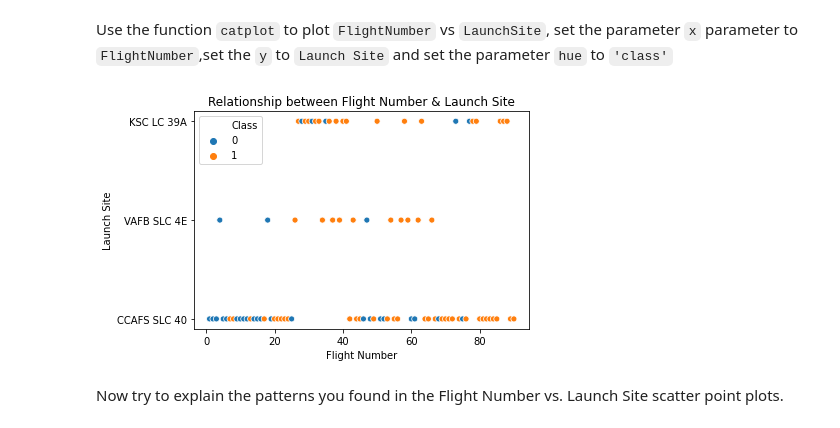
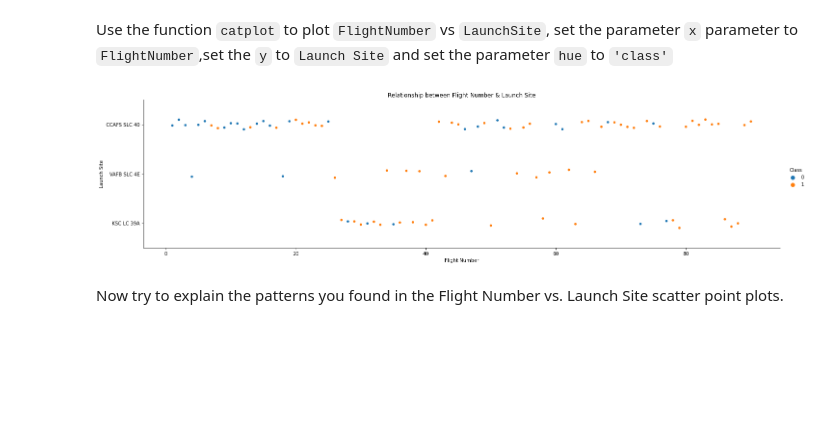
Before and after one commit to SudhaShrestha11/ML_testrepo, a Jupyter notebook: EDA with Data Visualization.ipynb, the cells around one changed output. Drawn from its saved outputs; the diff is of its cells as text; code cells hidden in the pictures; blank space fills up the shorter version.

```diff
--- a/EDA with Data Visualization.ipynb
+++ b/EDA with Data Visualization.ipynb
@@ -84,13 +84,13 @@ Next, let's drill down to each site visualize its detailed launch records.
 Use the function <code>catplot</code> to plot <code>FlightNumber</code> vs <code>LaunchSite</code>, set the  parameter <code>x</code>  parameter to <code>FlightNumber</code>,set the  <code>y</code> to <code>Launch Site</code> and set the parameter <code>hue</code> to <code>'class'</code>
 # %%
 # Plot a scatter point chart with x axis to be Flight Number and y axis to be the launch site, and hue to be the class value
-sns.scatterplot(x = "FlightNumber", y = "LaunchSite", hue="Class", data=df, legend='full')
+sns.catplot(x = "FlightNumber", y = "LaunchSite", hue="Class", data=df, legend='full', aspect=4)
 plt.title('Relationship between Flight Number & Launch Site')
 plt.xlabel('Flight Number')
 plt.ylabel('Launch Site')
 plt.show()
 # %% [output]
-[figure, old version]
+[figure, new version]
 # %% [markdown]
 Now try to explain the patterns you found in the Flight Number vs. Launch Site scatter point plots.
 # %% [markdown]
```
